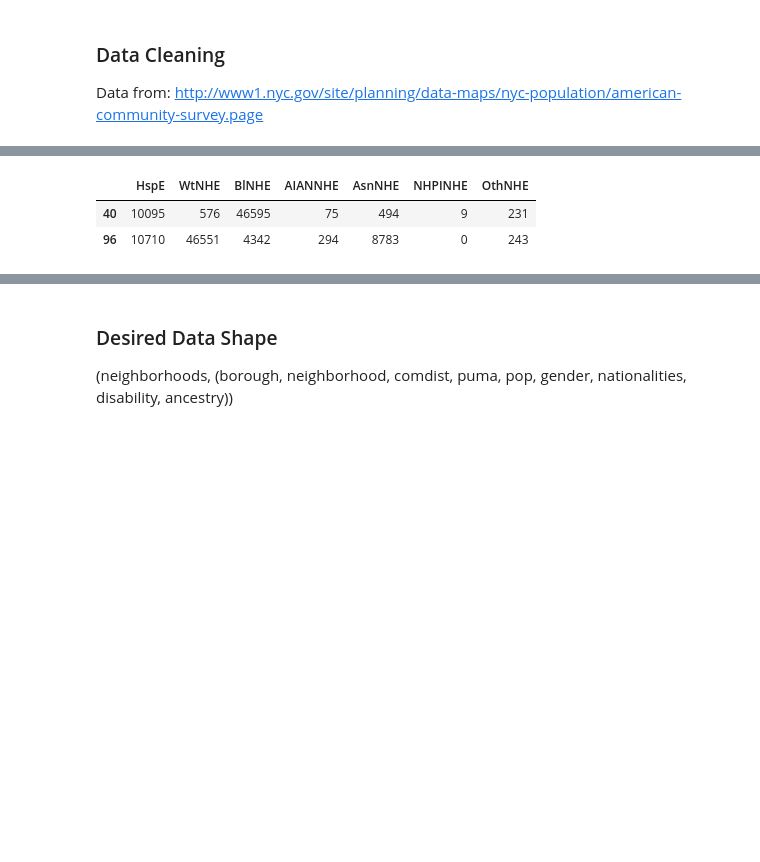
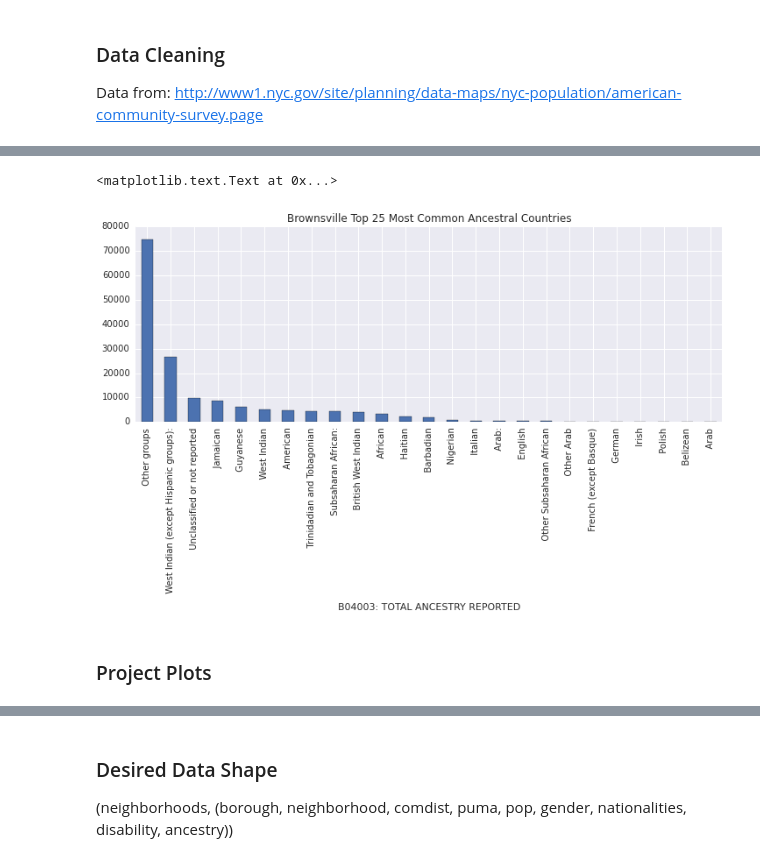
Before and after one commit to pdarche/stat4701, a Jupyter notebook: edav-project3/code/EDAV Project 3.ipynb, the cells around one changed output, grey strips where cells are left out. Saved outputs shown, nothing was run; the diff lists cells and outputs as text; code cells hidden in the pictures; blank space fills up the shorter version.

```diff
--- a/edav-project3/code/EDAV Project 3.ipynb
+++ b/edav-project3/code/EDAV Project 3.ipynb
@@ -32,3 +39,10 @@ reindexed.columns = mix
+# %%
+bvill = reindexed['PUMA 4007: Brooklyn Community District 16--Brownsville & Ocean Hill']
+# %%
+bvill.Estimate.order(ascending=False)[:25].plot(kind='Bar', figsize=(12,4)).set_title('Brownsville Top 25 Most Common Ancestral Countries')
+# %% [output]
+<matplotlib.text.Text at 0x...>
+[figure, added]
 # %%
 new_dfs = []
 for dist in mix.levels[0]:
@@ -40,7 +56,5 @@ catted.columns = ['country', 'estimate', 'margin_of_error']
+# %% [markdown]
+### Project Plots
 # %%
-# demo[demo.GeogName.str.contains('Brown')][race_cols] /
-demo[(demo.GeogName.str.contains('Chels')) | ((demo.GeogName.str.contains('Brown')))][race_cols]
+df = demo[(demo.GeogName.str.contains('Chels')) |
+     ((demo.GeogName.str.contains('Brown')))][target_cols]
-# %% [output]
-|  | HspE | WtNHE | BlNHE | AIANNHE | AsnNHE | NHPINHE | OthNHE |
-| 40 | 10095 | 576 | 46595 | 75 | 494 | 9 | 231 |
-| 96 | 10710 | 46551 | 4342 | 294 | 8783 | 0 | 243 |
```
Also changed, not shown: parts of 21 cells of this notebook, 3 other files.
